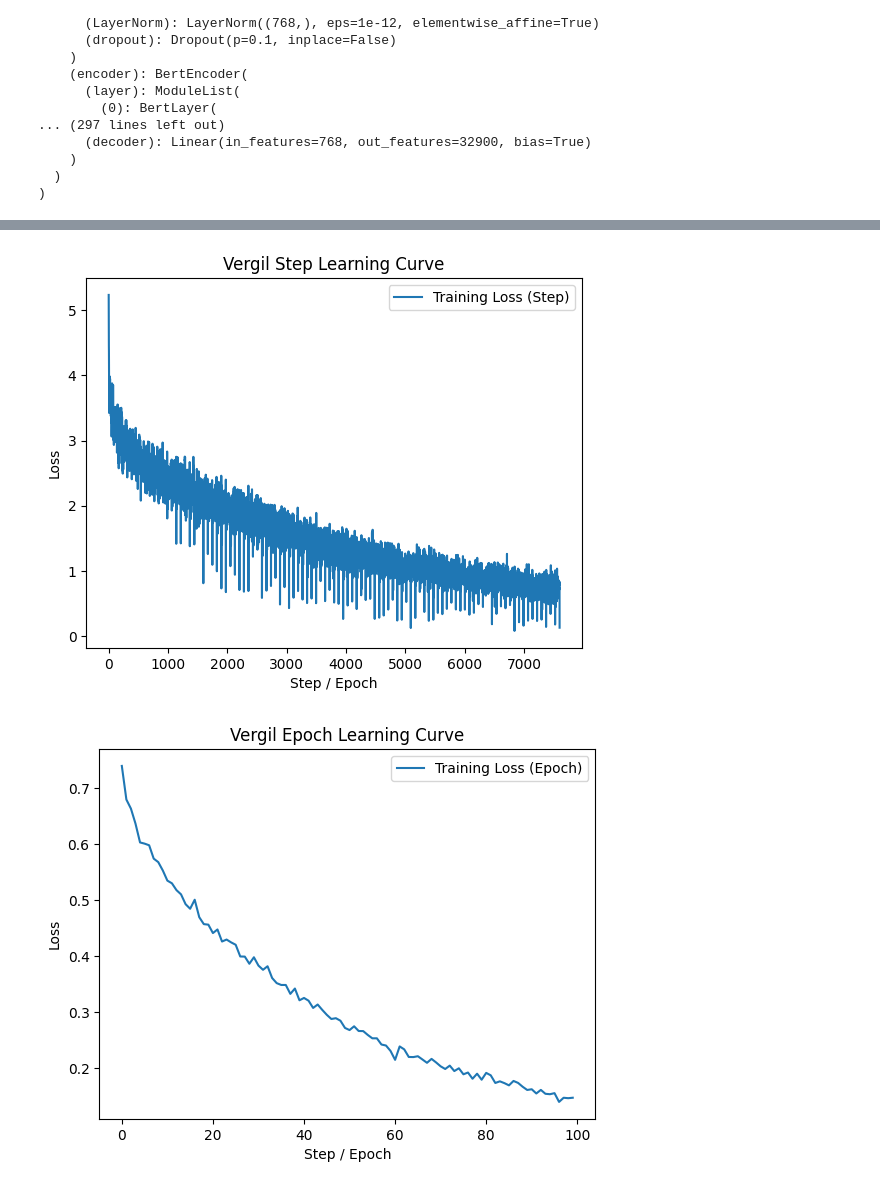
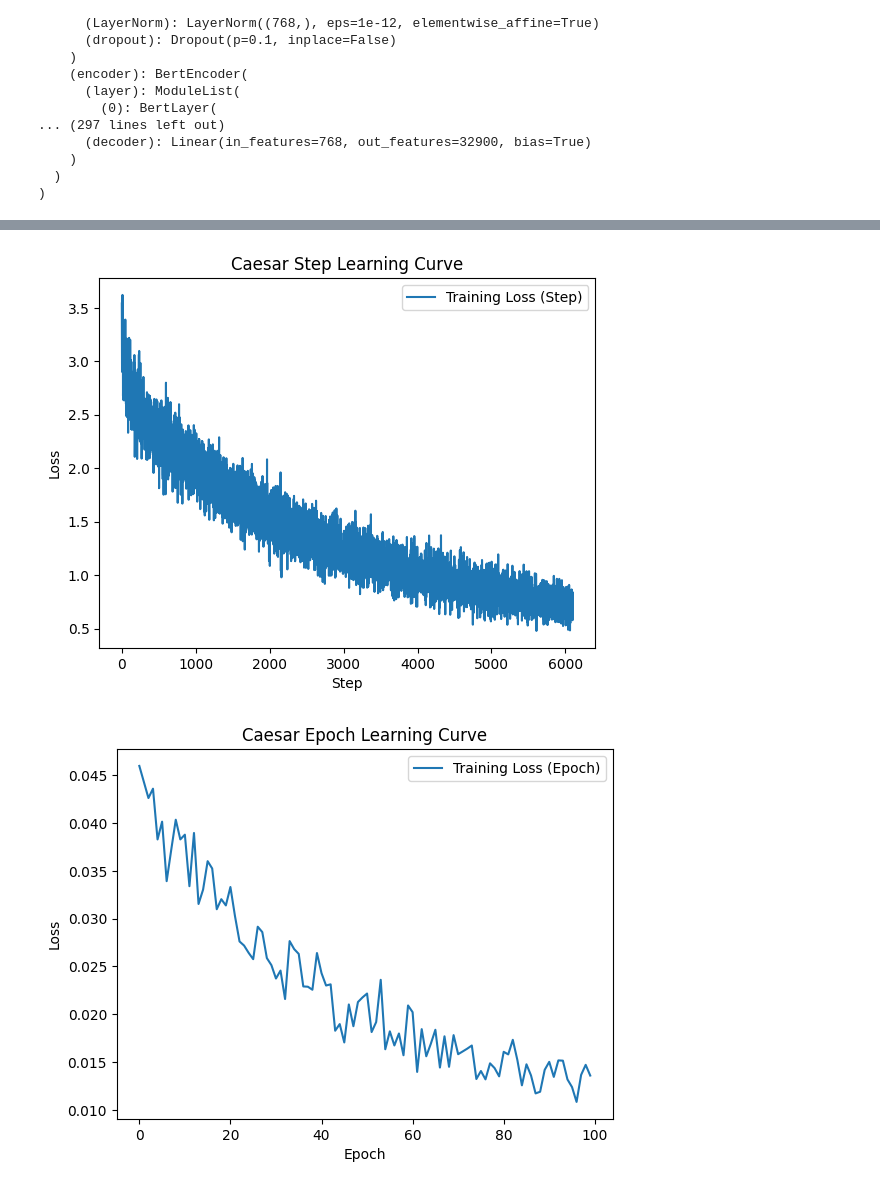
Before and after one commit to SufurElite/LatinNLG, a Jupyter notebook: LatinBERT-FineTune.ipynb, the cells around one changed output, grey strips where cells are left out. Cells and saved outputs as stored; diff of their text form; code cells hidden in the pictures.

Commit message:
Better Caesar generation and improved data interface

```diff
--- a/LatinBERT-FineTune.ipynb
+++ b/LatinBERT-FineTune.ipynb
@@ -20,9 +20,9 @@ train_loss_step = []
 train_loss_epoch = []
 
 log_interval = 20
-author = "Vergil"
+author = "Caesar"
 # %%
-CI = dataExp.CorpusInterface(corpus_name="tokenized_corpus.pickle", shouldTokenize = True)
+CI = dataExp.CorpusInterface(corpus_name="text_corpus.pickle", shouldTokenize = False)
 text = CI.get_text_for_author(author=author,shouldShuffle=True)
 # %% [output]
 Found the existing corpus
@@ -160,24 +158,24 @@ Epoch [100/100] Step [60/76]: Train loss = 0.7261845856904984
 # %%
 # plot learning curve
 import matplotlib.pyplot as plt
 
 plt.plot(train_loss_step, label='Training Loss (Step)')
-plt.xlabel('Step / Epoch')
+plt.xlabel('Step')
 plt.ylabel('Loss')
 plt.title(f"{author} Step Learning Curve")
 plt.legend()
 plt.savefig(f"learning_curves/{author}_Step_Learning_Curve.png")
 plt.show()
 plt.plot(train_loss_epoch, label='Training Loss (Epoch)')
-plt.xlabel('Step / Epoch')
+plt.xlabel('Epoch')
 plt.ylabel('Loss')
 plt.title(f"{author} Epoch Learning Curve")
 plt.legend()
 plt.savefig(f"learning_curves/{author}_Epoch_Learning_Curve.png")
 plt.show()
 # %% [output]
-[figure, old version]
+[figure, new version]
-[figure, old version]
+[figure, new version]
 # %%
 model.save_pretrained(f"./{author}-finetuned/")
 # %%
```
Also changed, not shown: parts of 7 cells of this notebook, 10 other files.
